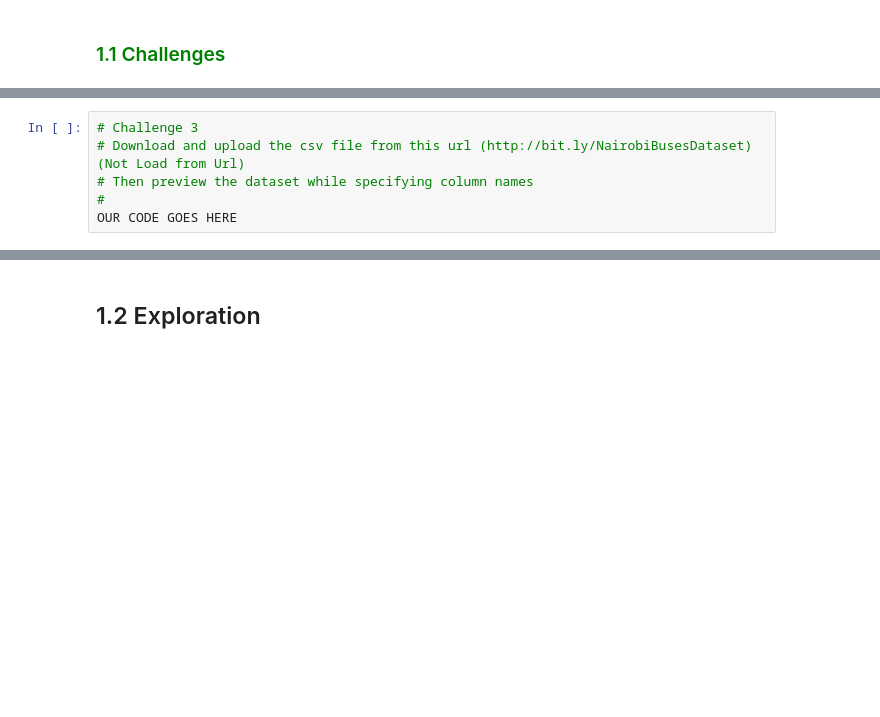
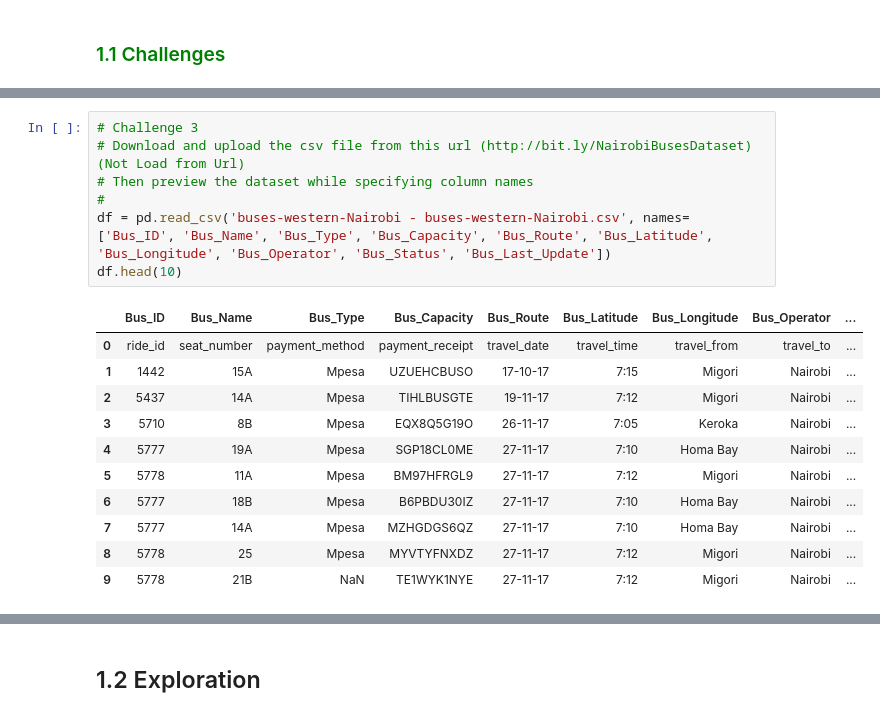
Before and after one commit to stogaja/DATA-SCIENCE, a Jupyter notebook: TUESDAY/Pandas_Basics_II (1).ipynb, the cells around one changed output, grey strips where cells are left out. Saved outputs shown, nothing was run; the diff lists cells and outputs as text; blank space fills up the shorter version.

```diff
--- a/TUESDAY/Pandas_Basics_II (1).ipynb
+++ b/TUESDAY/Pandas_Basics_II (1).ipynb
@@ -104,9 +161,22 @@ OUR CODE GOES HERE
 # %%
 # Challenge 3
 # Download and upload the csv file from this url (http://bit.ly/NairobiBusesDataset) (Not Load from Url)
 # Then preview the dataset while specifying column names
 #
-OUR CODE GOES HERE
+df = pd.read_csv('buses-western-Nairobi - buses-western-Nairobi.csv', names=['Bus_ID', 'Bus_Name', 'Bus_Type', 'Bus_Capacity', 'Bus_Route', 'Bus_Latitude', 'Bus_Longitude', 'Bus_Operator', 'Bus_Status', 'Bus_Last_Update'])
+df.head(10)
+# %% [output]
+|  | Bus_ID | Bus_Name | Bus_Type | Bus_Capacity | Bus_Route | Bus_Latitude | Bus_Longitude | Bus_Operator | ... |
+| 0 | ride_id | seat_number | payment_method | payment_receipt | travel_date | travel_time | travel_from | travel_to | ... |
+| 1 | 1442 | 15A | Mpesa | UZUEHCBUSO | 17-10-17 | 7:15 | Migori | Nairobi | ... |
+| 2 | 5437 | 14A | Mpesa | TIHLBUSGTE | 19-11-17 | 7:12 | Migori | Nairobi | ... |
+| 3 | 5710 | 8B | Mpesa | EQX8Q5G19O | 26-11-17 | 7:05 | Keroka | Nairobi | ... |
+| 4 | 5777 | 19A | Mpesa | SGP18CL0ME | 27-11-17 | 7:10 | Homa Bay | Nairobi | ... |
+| 5 | 5778 | 11A | Mpesa | BM97HFRGL9 | 27-11-17 | 7:12 | Migori | Nairobi | ... |
+| 6 | 5777 | 18B | Mpesa | B6PBDU30IZ | 27-11-17 | 7:10 | Homa Bay | Nairobi | ... |
+| 7 | 5777 | 14A | Mpesa | MZHGDGS6QZ | 27-11-17 | 7:10 | Homa Bay | Nairobi | ... |
+| 8 | 5778 | 25 | Mpesa | MYVTYFNXDZ | 27-11-17 | 7:12 | Migori | Nairobi | ... |
+| 9 | 5778 | 21B | NaN | TE1WYK1NYE | 27-11-17 | 7:12 | Migori | Nairobi | ... |
 # %%
 # Challenge 4
 # Create a Dataframe from the following dictionary then fill in the missing values with "."
```
Also changed, not shown: parts of 30 cells of this notebook, 5 other files.
